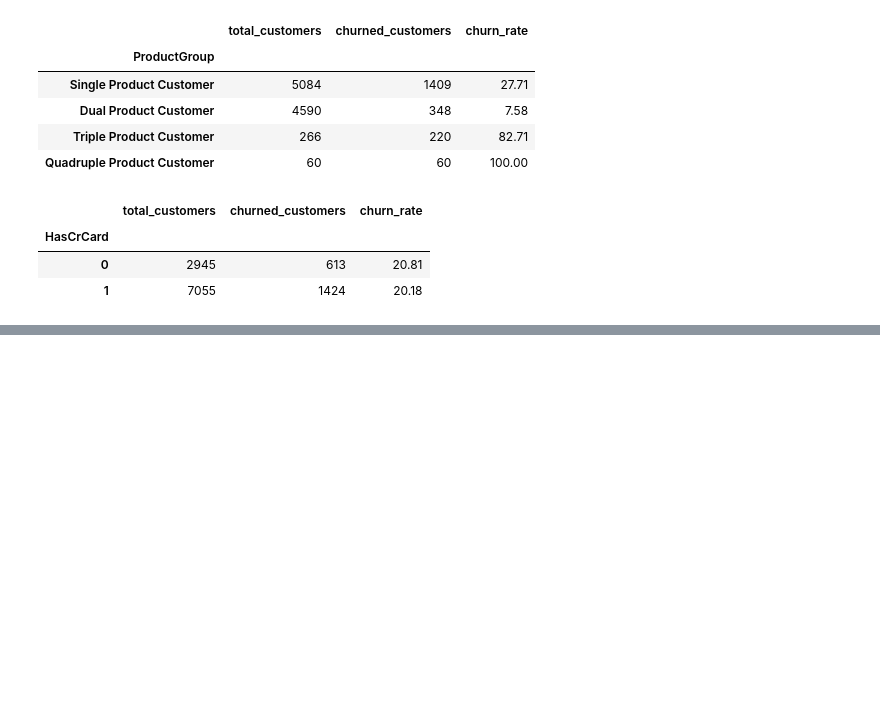
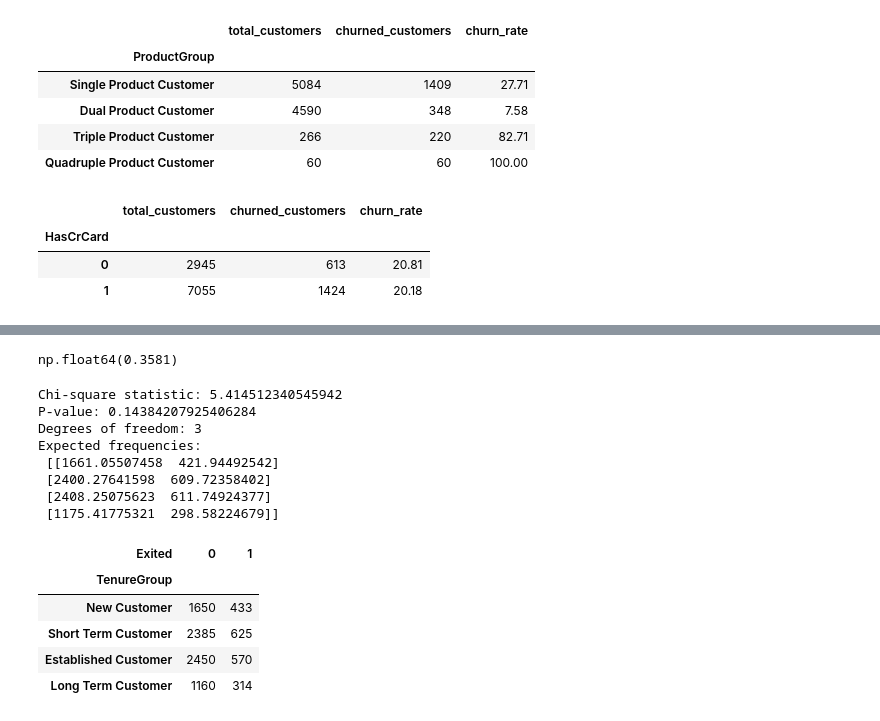
Before and after one commit to donaltheadrysdale/Customer-Churn-Analysis, a Jupyter notebook: Customer_Churn_Analysis.ipynb, the cells around one changed output, grey strips where cells are left out. Cells and saved outputs as stored; diff of their text form; code cells hidden in the pictures; blank space fills up the shorter version.

```diff
--- a/Customer_Churn_Analysis.ipynb
+++ b/Customer_Churn_Analysis.ipynb
@@ -246,0 +415,61 @@ creditcard
+# %%
+#-------------------------------------------------
+# STATISTICAL ANALYS: CRAMER V TEST
+# QUESTION: HOW STRONG IS THE ASSOCICATION BETWEEN VARIABLES?
+# SCALE 0 -> 1
+#
+# ES ≤ 0.2	The result is weak.
+# 0.2 < ES ≤ 0.6	The result is moderate.
+# ES > 0.6	The result is strong.
+#-------------------------------------------------
+
+
+age_es = v_cramers(age_table, chi2)
+age_es
+
+# ------------------------------------------------
+#
+#
+#-------------------------------------------------
+# %% [output]
+np.float64(0.3581)
+# %%
+#-------------------------------------------------
+# TENURE VS CHURN
+# H0: THERE ARE NO SIGNIFICANT ASSOCIATIONS BETWEEN TENURE GROUP AND CHURN
+# Ha: THERE IS SIGNIFICANT ASSOCIATION BETWEEN TENURE GROUP AND CHURN
+# ALPHA: 0.05
+#-------------------------------------------------
+
+# Create a table of # of products versus customer churn
+tenure_table = pd.crosstab(df['TenureGroup'], df['Exited'])
+
+# Run the chi-square test
+chi2, tenure_p_value, dof, expected = chi2_contingency(tenure_table)
+
+print("Chi-square statistic:", chi2)
+print("P-value:", tenure_p_value)
+print("Degrees of freedom:", dof)
+print("Expected frequencies:\n", expected)
+tenure_table
+
+#--------------------------------------------------
+# P_VALUE > 0.05
+# WE ACCEPT THE NULL HYPOTHESIS. THERE IS not A SIGNIFICANT
+# ASSOCIATION BETWEEN TENURE GROUP AND CHURN
+#---------------------------------------------------
+# %% [output]
+Chi-square statistic: 5.414512340545942
+P-value: 0.14384207925406284
+Degrees of freedom: 3
+Expected frequencies:
+ [[1661.05507458  421.94492542]
+ [2400.27641598  609.72358402]
+ [2408.25075623  611.74924377]
+ [1175.41775321  298.58224679]]
+| Exited | 0 | 1 |
+| TenureGroup |  |  |
+| New Customer | 1650 | 433 |
+| Short Term Customer | 2385 | 625 |
+| Established Customer | 2450 | 570 |
+| Long Term Customer | 1160 | 314 |
```
Also changed, not shown: parts of 11 cells of this notebook.
